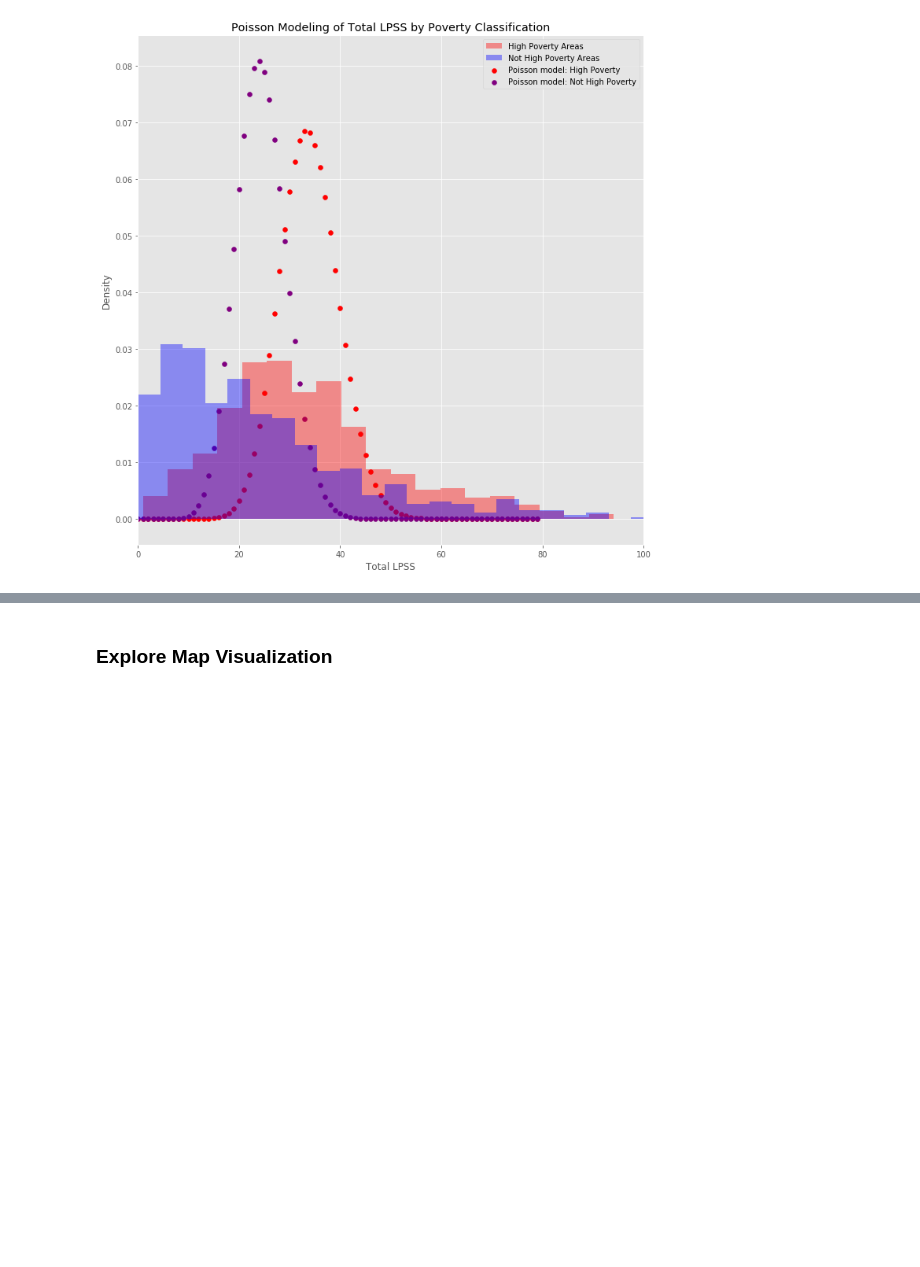
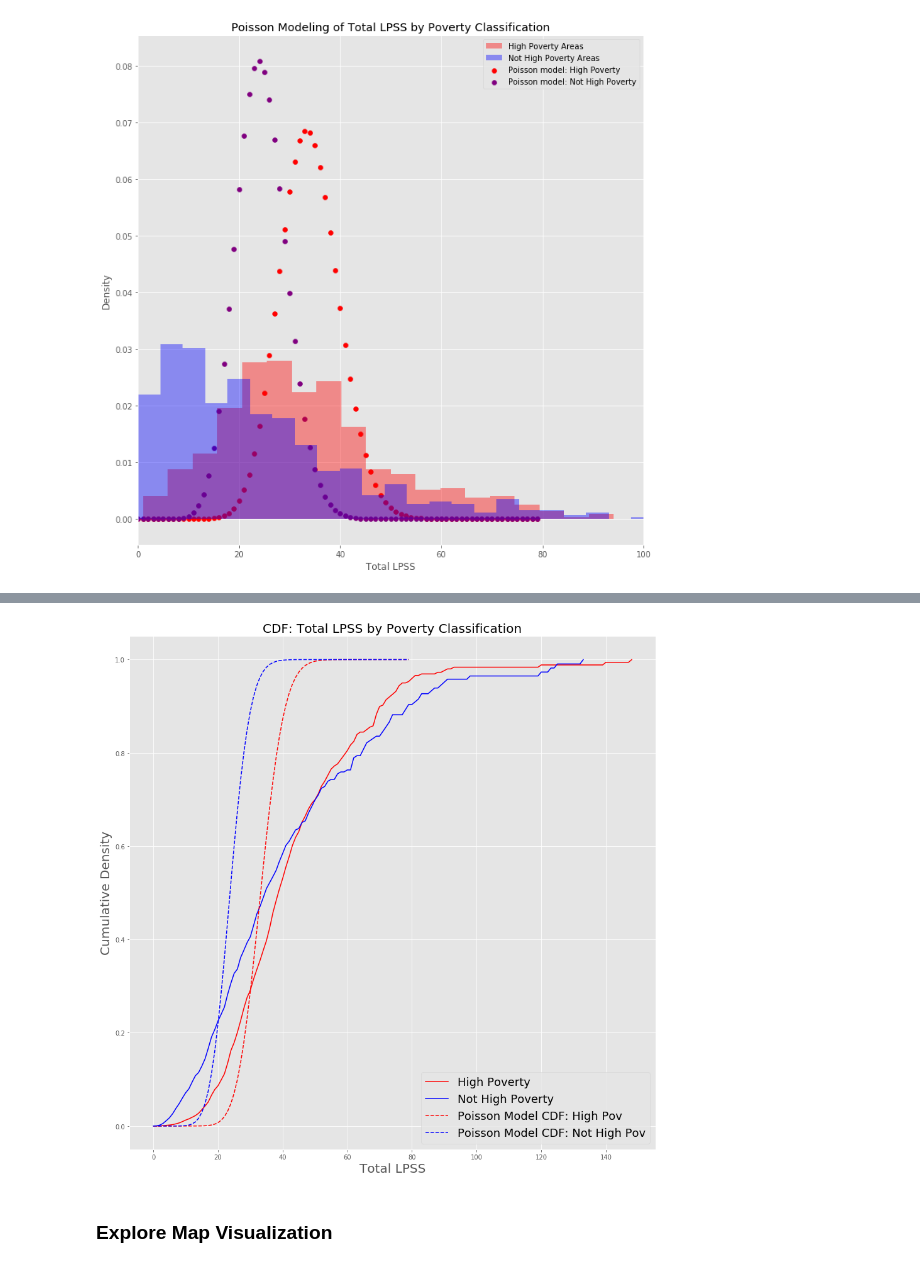
Before and after one commit to jamiewessels/Philly_Food_Access, a Jupyter notebook: notebooks/Exploratory_Data_Analysis.ipynb, the cells around one changed output, grey strips where cells are left out. Saved outputs shown, nothing was run; the diff lists cells and outputs as text; code cells hidden in the pictures; blank space fills up the shorter version.

```diff
--- a/notebooks/Exploratory_Data_Analysis.ipynb
+++ b/notebooks/Exploratory_Data_Analysis.ipynb
@@ -34,7 +34,7 @@ def overlay_histograms(ax, arrays, labels, colors, xlabel, title, bin_size = 30,
     return None
 
 
-def plot_empirical_data(ax, df, column, label = None, color = 'blue'):
+def plot_empirical_data(ax, df, column, label = None, color='blue'):
     '''
         Plots the cumulative distribution of a sample.
 
@@ -47,7 +47,7 @@ def plot_empirical_data(ax, df, column, label = None, color = 'blue'):
                     A line plot of the sample's cumulative distribution.
     '''
 
-    x = np.arange(df[column].min(), df[column].max()+1)
+    x = np.arange(int(df[column].min()), int(df[column].max())+1)
     y = ([df[df[column]<=xx][column].sum() for xx in x])/(df[column]).sum()
     data = np.hstack([x,y]).reshape(-1, len(x))
     ax.plot(data[0], data[1], label = label, color = color)
@@ -818,3 +847,23 @@ fig.tight_layout()
+# %%
+fig, ax = plt.subplots(figsize = (15, 15))
+labels = ['High Poverty', 'Not High Poverty']
+colors = ['red', 'blue']
+dfs = [high_pov, not_high_pov]
+columns_c = ['tot_lpss', 'tot_lpss']
+labels_c = ['High Poverty', 'Not High Poverty']
+ax.set_xlabel('Total LPSS', fontsize = 20)
+ax.set_ylabel('Cumulative Density', fontsize = 20)
+
+overlay_plots(ax, dfs_c, columns_c, labels_c, colors, 'CDF: Total LPSS by Poverty Classification')
+
+x = np.arange(0, 80, 1)
+ax.plot(stats.poisson(mu = lmbda_lpss_highpov).cdf(x), color = 'red', linestyle = 'dashed', label = 'Poisson Model CDF: High Pov')
+ax.plot(stats.poisson(mu = lmbda_lpss_notpov).cdf(x), color = 'blue', linestyle = 'dashed', label = 'Poisson Model CDF: Not High Pov')
+ax.legend(fontsize = 18)
+ax.set_title('CDF: Total LPSS by Poverty Classification', fontsize = 20);
+# fig.savefig('../images/poisson_cdfs.jpeg')
+# %% [output]
+[figure, added]
 # %% [markdown]
 ### Explore Map Visualization
 # %%
```
Also changed, not shown: parts of 9 cells of this notebook, 13 other files.
